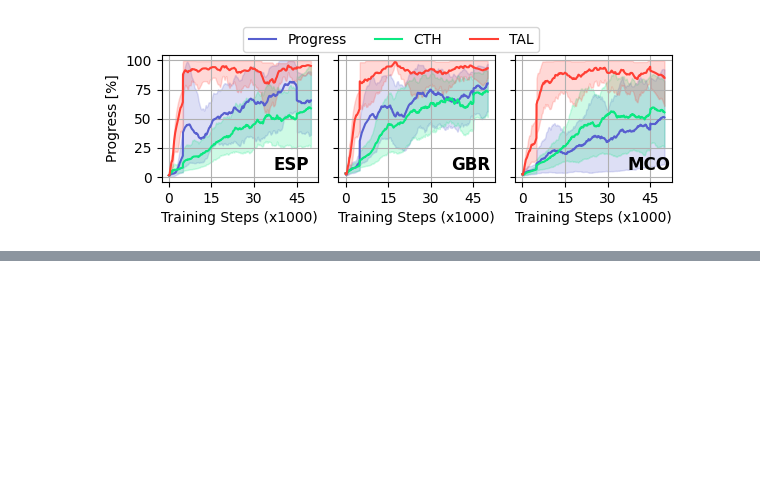
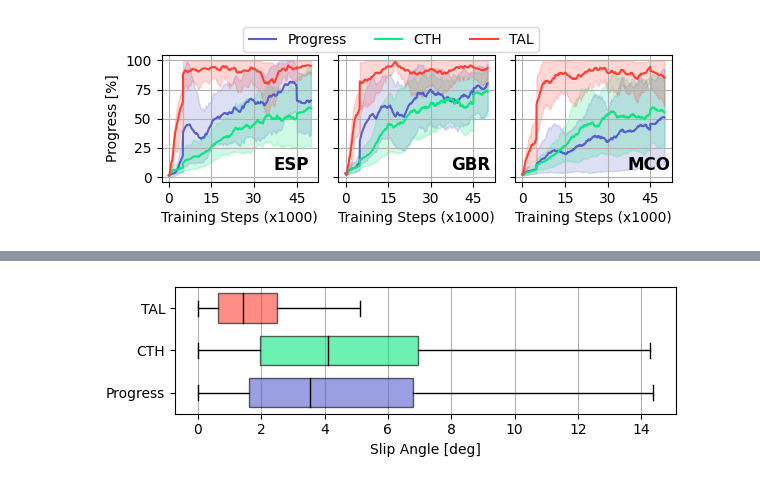
Before and after one commit to BDEvan5/f1tenth_benchmarks, a Jupyter notebook: f1tenth_benchmarks/benchmark_results/drl_result_plots.ipynb, the cells around one changed output, grey strips where cells are left out. Saved outputs shown, nothing was run; the diff lists cells and outputs as text; code cells hidden in the pictures; blank space fills up the shorter version.

```diff
--- a/f1tenth_benchmarks/benchmark_results/drl_result_plots.ipynb
+++ b/f1tenth_benchmarks/benchmark_results/drl_result_plots.ipynb
@@ -197,0 +187,38 @@ plt.savefig(f"{save_path}drl_slip_trajectories_{test_map}.pdf", bbox_inches='tig
+# %%
+planner_name = "EndToEnd"
+seed = 14
+train_map = "mco"
+test_map = "mco"
+test_ids = [f"TD3_{reward}_{seed}_{train_map}" for reward in rewards]
+frequency = 25
+lap_n = 0
+
+map_data = MapData(test_map)
+fig, axs = plt.subplots(1, 1, figsize=(6, 2))
+
+slips_angles = []
+for i, test_id in enumerate(test_ids):
+        data = np.load(f"Logs/{planner_name}/RawData_{test_ids[i]}/SimLog_{test_map}_{lap_n}.npy")[1:, :] #remove first repeated entry
+        df = pd.DataFrame(data, columns=["x", "y", "steer", "speed", "yaw", "yaw_rate", "slip", "steer_a", "speed_a", "progress"])
+        df.slip = df.slip.abs() * 180 / np.pi
+
+        slips_angles.append(df.slip)
+
+# slips_angles.reverse()
+# reward_names.reverse()
+# colors.reverse()
+
+plt.boxplot(slips_angles, labels=reward_names, showfliers=False, vert=False, widths=0.7, patch_artist=True, boxprops=dict(facecolor='w', color='k'), whiskerprops=dict(color='k'), capprops=dict(color='k'), medianprops=dict(color='k'))
+for box, color in zip(plt.gca().patches, colors):
+    # box.set_facecolor(color, alpha=0.5)
+    box.set(facecolor=color, alpha=0.6)
+
+plt.xlabel("Slip Angle [deg]")
+plt.grid(True, axis='x')
+
+plt.tight_layout()
+
+plt.savefig(f"{save_path}drl_slip_box_whisker_{test_map}.svg", bbox_inches='tight', pad_inches=0.01)
+plt.savefig(f"{save_path}drl_slip_box_whisker_{test_map}.pdf", bbox_inches='tight', pad_inches=0.01)
+# %% [output]
+[figure, added]
```
Also changed, not shown: parts of 6 cells of this notebook, 5 other files.
